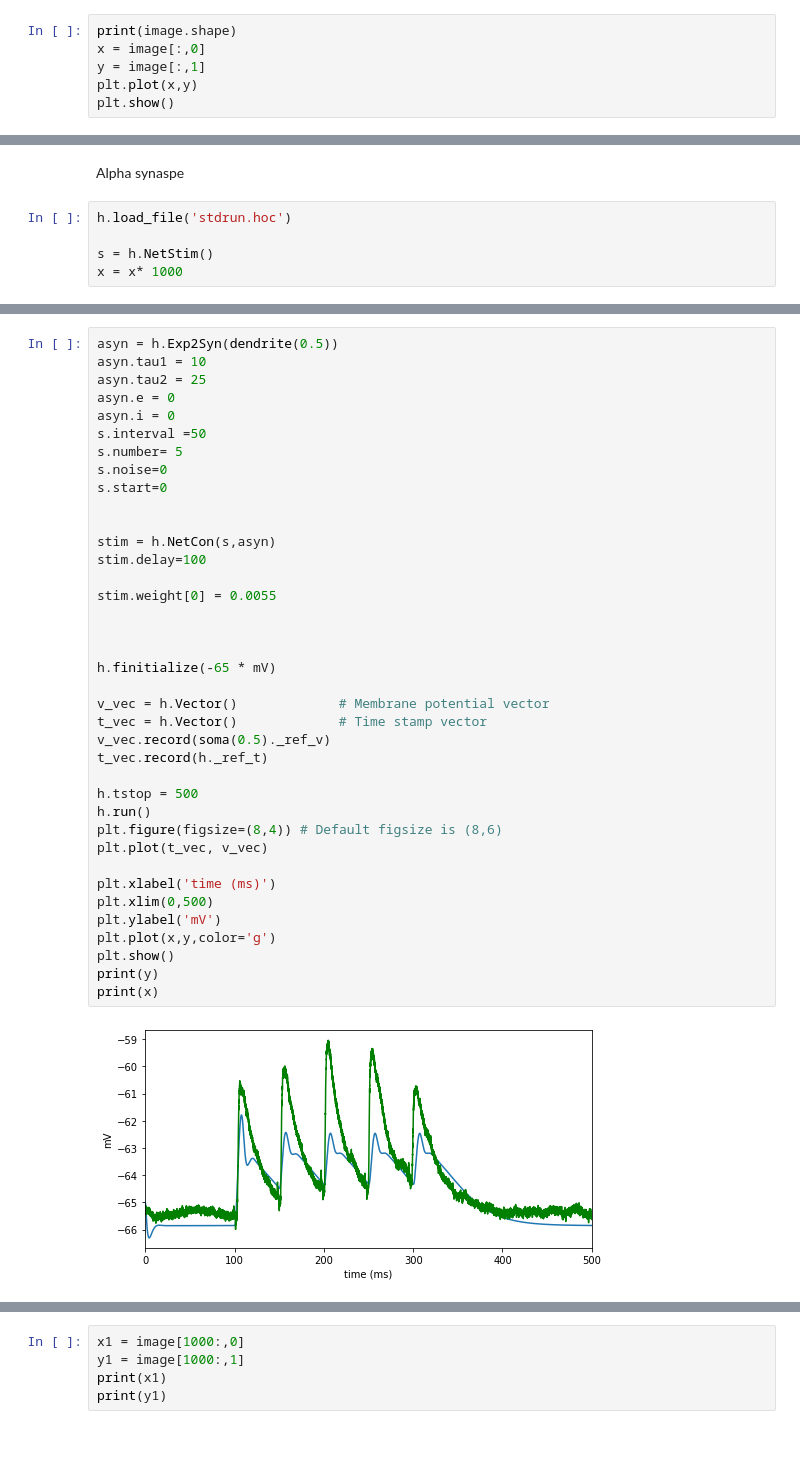
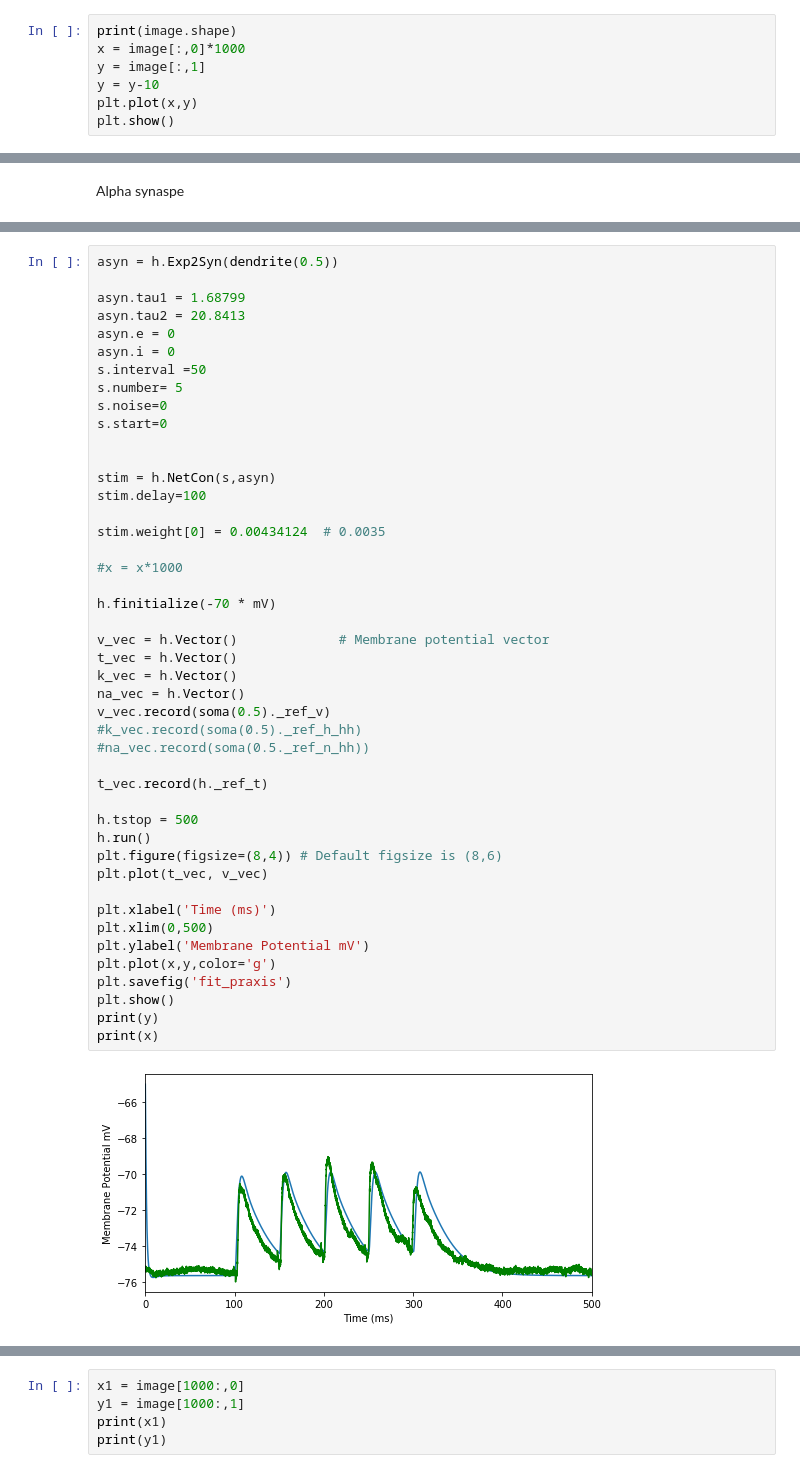
Before and after one commit to Kenzakadri/SU001_Presubiculum_Cell_Model, a Jupyter notebook: Exp2synapse.ipynb, the cells around one changed output, grey strips where cells are left out. Cells and saved outputs as stored; diff of their text form; blank space fills up the shorter version.

```diff
--- a/Exp2synapse.ipynb
+++ b/Exp2synapse.ipynb
@@ -22,8 +22,9 @@ import matplotlib.pyplot as plt
 image = np.load('data_downsampled_from_19513019.npy')
 # %%
 print(image.shape)
-x = image[:,0]
+x = image[:,0]*1000
 y = image[:,1]
+y = y-10
 plt.plot(x,y)
 plt.show()
 # %% [output]
@@ -73,8 +74,3 @@ h.topology()
 ## Insert an alpha synaspe
 # %% [markdown]
 Alpha synaspe
-# %%
-h.load_file('stdrun.hoc')
-
-s = h.NetStim()
-x = x* 1000
@@ -81,40 +84,47 @@ x = x* 1000
 # %%
 asyn = h.Exp2Syn(dendrite(0.5))
-asyn.tau1 = 10
-asyn.tau2 = 25
+
+asyn.tau1 = 1.68799
+asyn.tau2 = 20.8413
 asyn.e = 0
 asyn.i = 0
 s.interval =50
 s.number= 5
 s.noise=0
 s.start=0
 
 
 stim = h.NetCon(s,asyn)
 stim.delay=100
 
-stim.weight[0] = 0.0055
+stim.weight[0] = 0.00434124  # 0.0035
 
+#x = x*1000
 
-
-h.finitialize(-65 * mV)
+h.finitialize(-70 * mV)
 
 v_vec = h.Vector()             # Membrane potential vector
-t_vec = h.Vector()             # Time stamp vector
+t_vec = h.Vector()
+k_vec = h.Vector()
+na_vec = h.Vector()
 v_vec.record(soma(0.5)._ref_v)
+#k_vec.record(soma(0.5)._ref_h_hh)
+#na_vec.record(soma(0.5._ref_n_hh))
+
 t_vec.record(h._ref_t)
 
 h.tstop = 500
 h.run()
 plt.figure(figsize=(8,4)) # Default figsize is (8,6)
 plt.plot(t_vec, v_vec)
 
-plt.xlabel('time (ms)')
+plt.xlabel('Time (ms)')
 plt.xlim(0,500)
-plt.ylabel('mV')
+plt.ylabel('Membrane Potential mV')
 plt.plot(x,y,color='g')
+plt.savefig('fit_praxis')
 plt.show()
 print(y)
 print(x)
 # %% [output]
-[figure, old version]
+[figure, new version]
```
Also changed, not shown: parts of 43 cells of this notebook.
